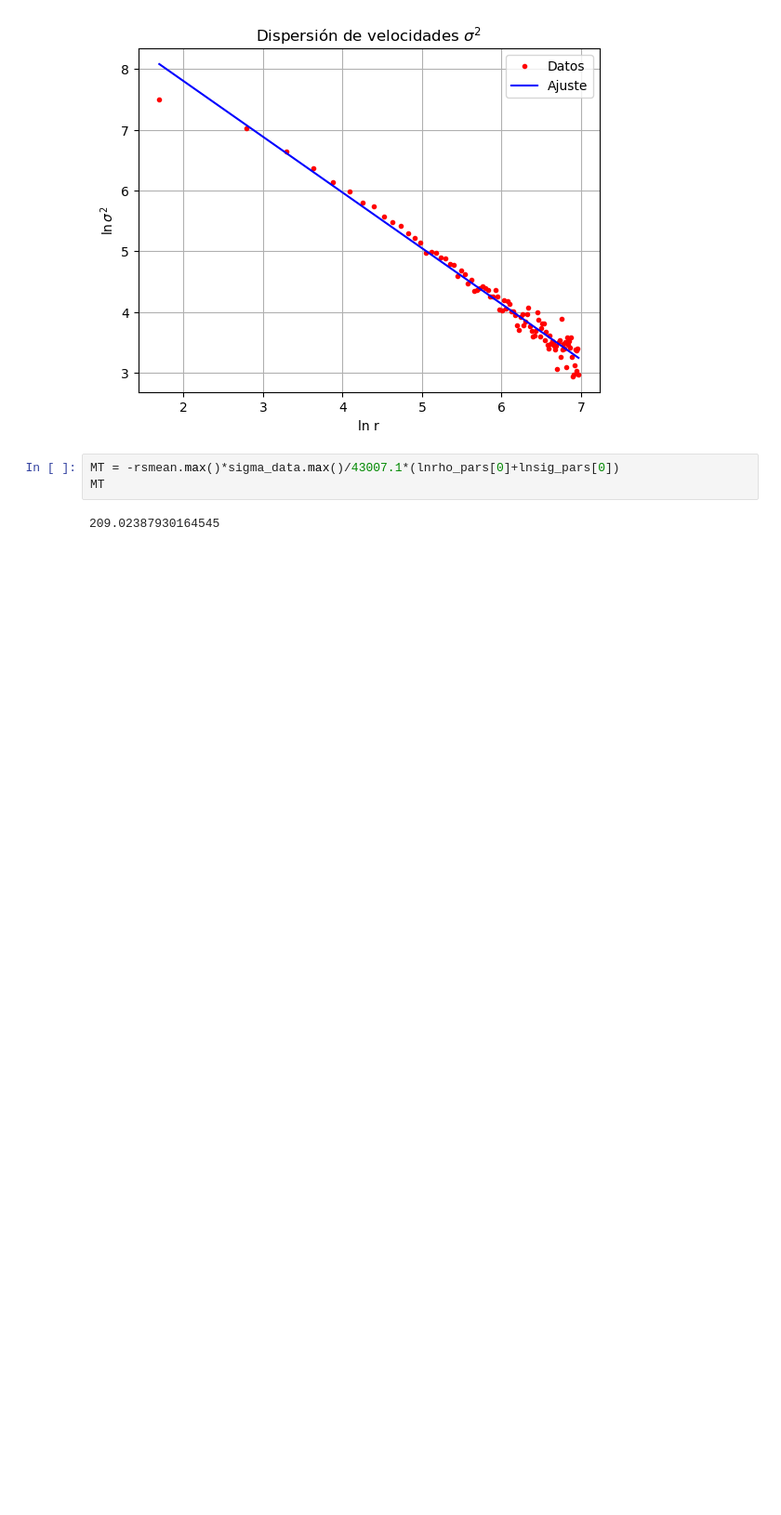
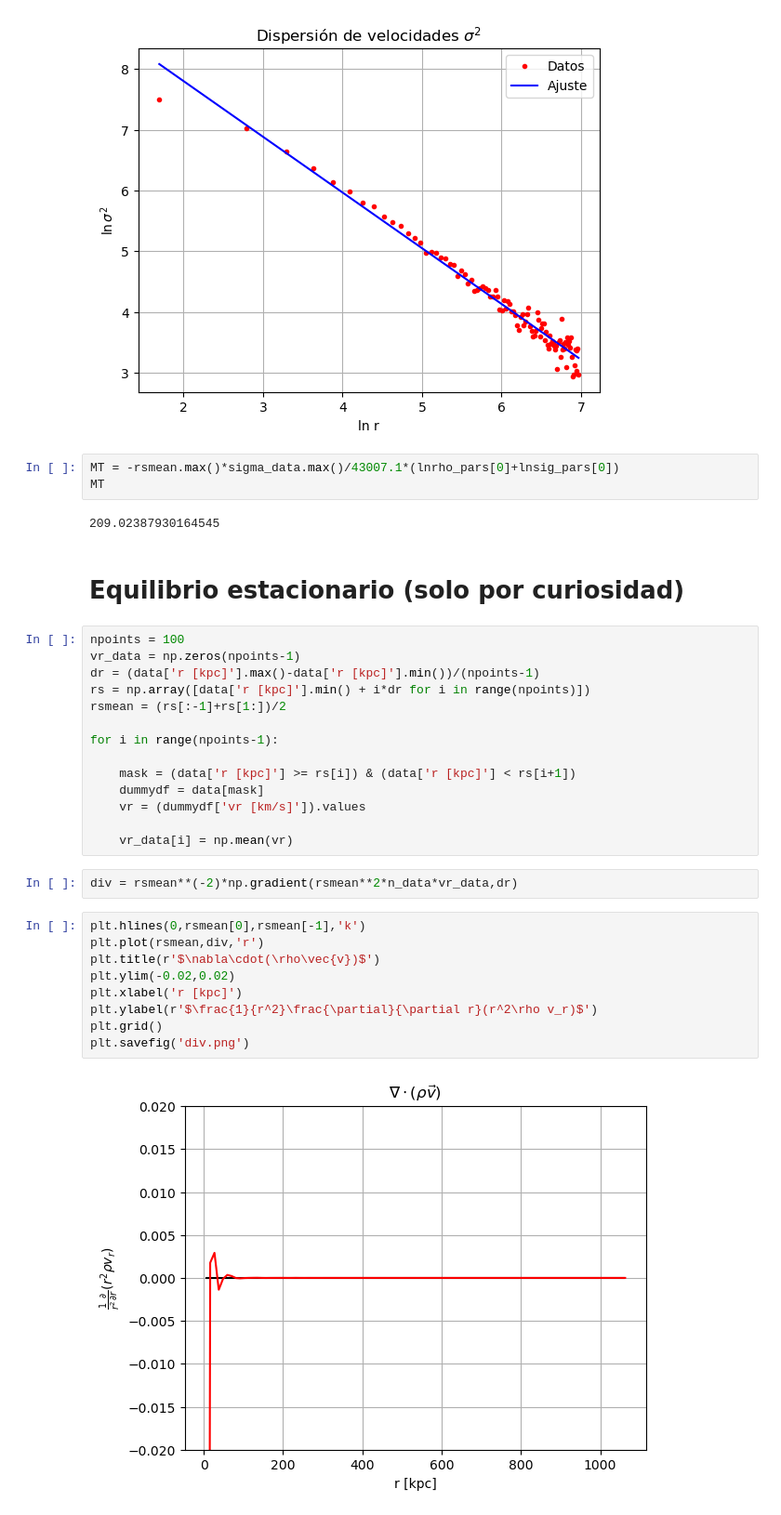
Before and after one commit to SantiagoJulioD/Galaxias, a Jupyter notebook: Parcial practico 3/practica3.ipynb, the cells around one changed output. Shown at 93% size. Saved outputs shown, nothing was run; the diff lists cells and outputs as text; blank space fills up the shorter version.

```diff
--- a/Parcial practico 3/practica3.ipynb
+++ b/Parcial practico 3/practica3.ipynb
@@ -383,3 +400,32 @@ MT = -rsmean.max()*sigma_data.max()/43007.1*(lnrho_pars[0]+lnsig_pars[0])
 MT
 # %% [output]
 209.02387930164545
+# %% [markdown]
+# Equilibrio estacionario (solo por curiosidad)
+# %%
+npoints = 100
+vr_data = np.zeros(npoints-1)
+dr = (data['r [kpc]'].max()-data['r [kpc]'].min())/(npoints-1)
+rs = np.array([data['r [kpc]'].min() + i*dr for i in range(npoints)])
+rsmean = (rs[:-1]+rs[1:])/2
+
+for i in range(npoints-1):
+
+    mask = (data['r [kpc]'] >= rs[i]) & (data['r [kpc]'] < rs[i+1])
+    dummydf = data[mask]
+    vr = (dummydf['vr [km/s]']).values
+
+    vr_data[i] = np.mean(vr)
+# %%
+div = rsmean**(-2)*np.gradient(rsmean**2*n_data*vr_data,dr)
+# %%
+plt.hlines(0,rsmean[0],rsmean[-1],'k')
+plt.plot(rsmean,div,'r')
+plt.title(r'$\nabla\cdot(\rho\vec{v})$')
+plt.ylim(-0.02,0.02)
+plt.xlabel('r [kpc]')
+plt.ylabel(r'$\frac{1}{r^2}\frac{\partial}{\partial r}(r^2\rho v_r)$')
+plt.grid()
+plt.savefig('div.png')
+# %% [output]
+[figure, added]
```
Also changed, not shown: parts of 4 cells of this notebook, 13 other files.
